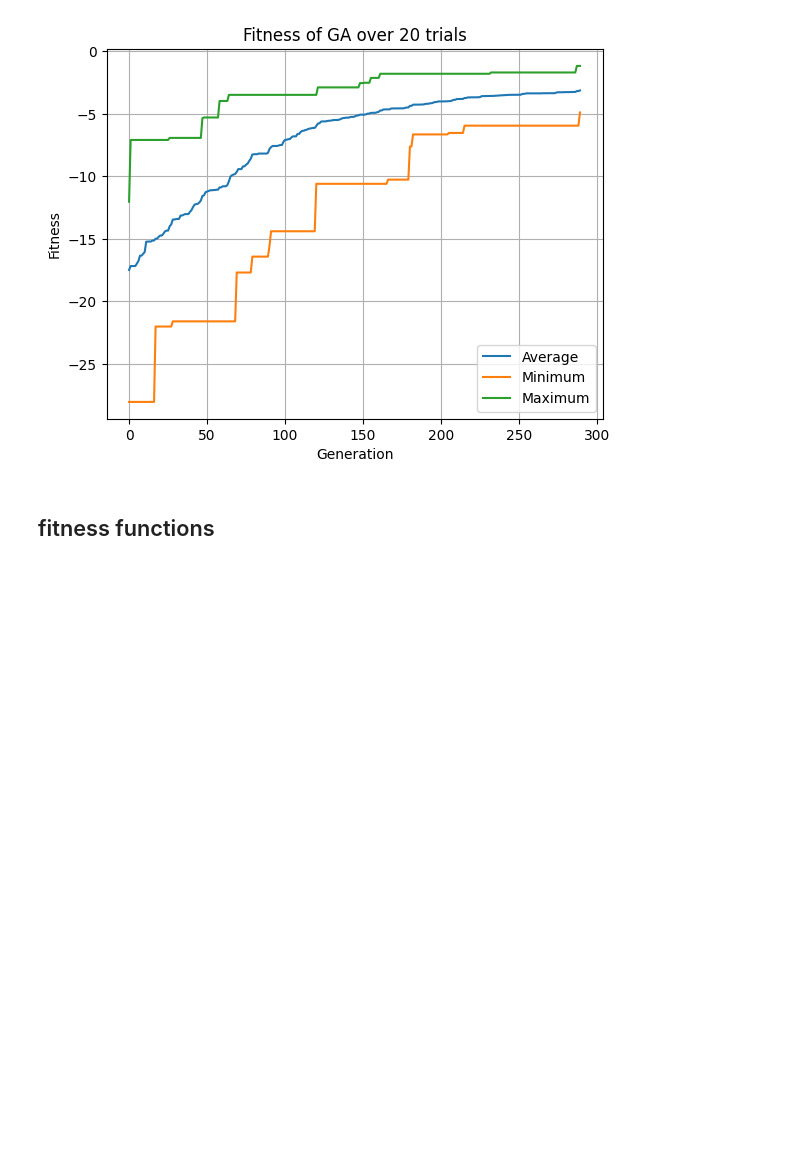
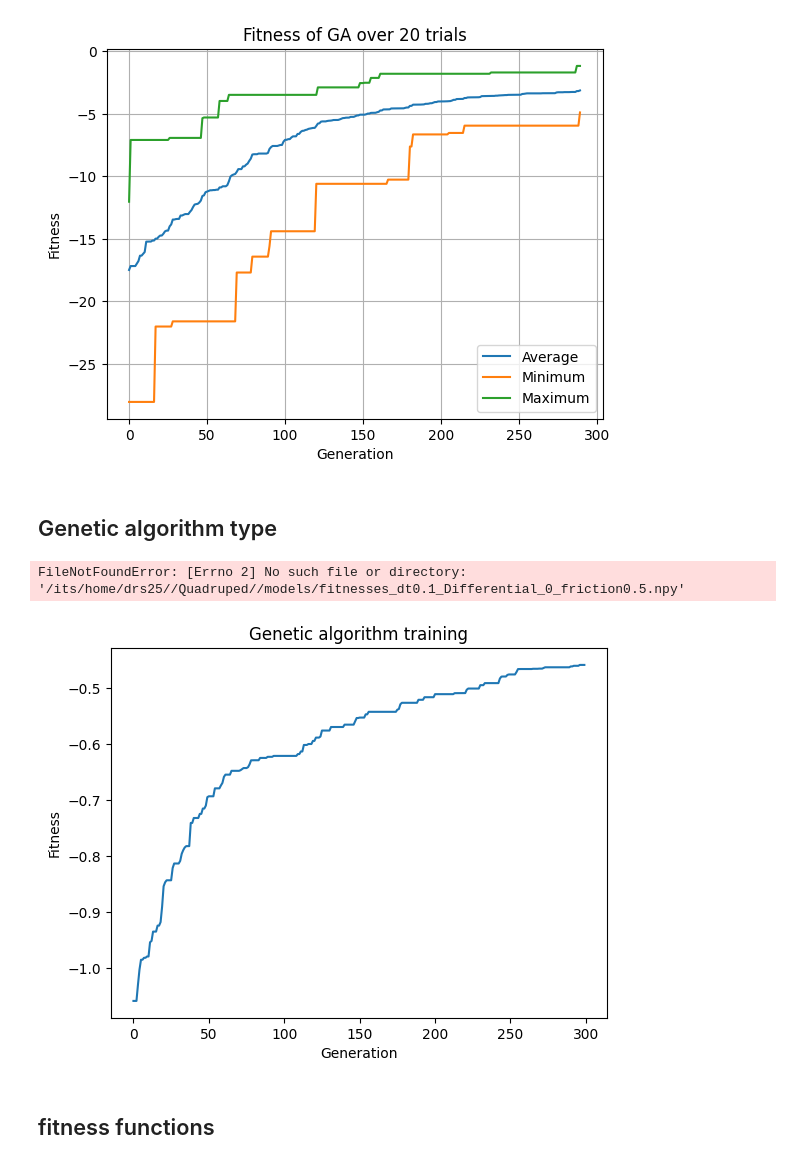
Before and after one commit to shepai/Quadruped, a Jupyter notebook: Code/GAs/revie.ipynb, the cells around one changed output. Saved outputs shown, nothing was run; the diff lists cells and outputs as text; code cells hidden in the pictures; blank space fills up the shorter version.

Commit message:
infrastructure for genotypes

```diff
--- a/Code/GAs/revie.ipynb
+++ b/Code/GAs/revie.ipynb
@@ -109,6 +110,56 @@ plt.grid(True)
 plt.show()
 # %% [output]
 [figure]
+# %% [markdown]
+## Genetic algorithm type
+# %%
+def get_Data_ga(param):
+   dt=0.1
+   best_CPGs=[]
+   fitnesses=[]
+   MAX=20
+   pop=[]
+   hist=[]
+   for i in range(0,MAX):
+      filename=datapath+'/models/genotypes_dt'+str(dt)+"_"+str(param)+"_"+str(i)+"_friction"+str(0.5)
+      population=None
+      f_=np.load((filename+'.npy').replace("genotypes","fitnesses"))
+      history=np.load((filename+'.npy').replace("genotypes","history"))#
+      hist.append(history)
+      best_geno=np.argmax(f_)
+      fitnesses.append(np.max(f_))
+      best_CPGs.append(pop)
+      try:
+         with open(filename+'.pkl', 'rb') as f:
+            population = pickle.load(f)
+         pop.append(population[best_geno])
+      except EOFError:
+         print("error loading... corruption")
+         pop.append(None)
+   fitnesses=np.array(fitnesses).reshape((MAX))
+   history=np.array(hist)
+   return fitnesses,history,best_CPGs
+
+mic_fit,mic_hist,mic_cpg=get_Data_ga("Microbial")
+dif_fit,dif_hist,dif_cpg=get_Data_ga("Differential")
+hil_fit,hil_hist,hil_cpg=get_Data_ga("Hillclimber")
+# %% [output]
+FileNotFoundError: [Errno 2] No such file or directory: '/its/home/drs25//Quadruped//models/fitnesses_dt0.1_Differential_0_friction0.5.npy'
+# %%
+"""for i in range(len(mic_hist)):
+    plt.plot(mic_hist[i])
+plt.xlabel("Generation")
+plt.ylabel("Fitness")
+plt.title("Genetic algorithm training")
+plt.show()"""
+
+plt.plot(np.average(mic_hist,axis=0),label="Microbial")
+plt.xlabel("Generation")
+plt.ylabel("Fitness")
+plt.title("Genetic algorithm training")
+plt.show()
+# %% [output]
+[figure, added]
 # %% [markdown]
 ## fitness functions
 # %%
```
Also changed, not shown: parts of 2 cells of this notebook.
